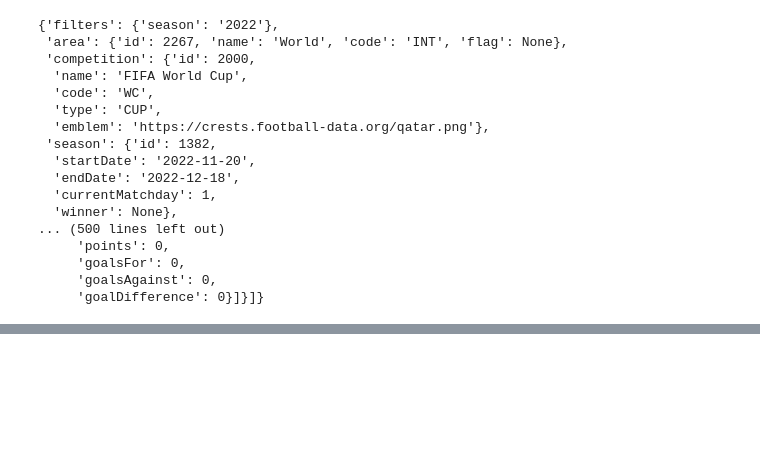
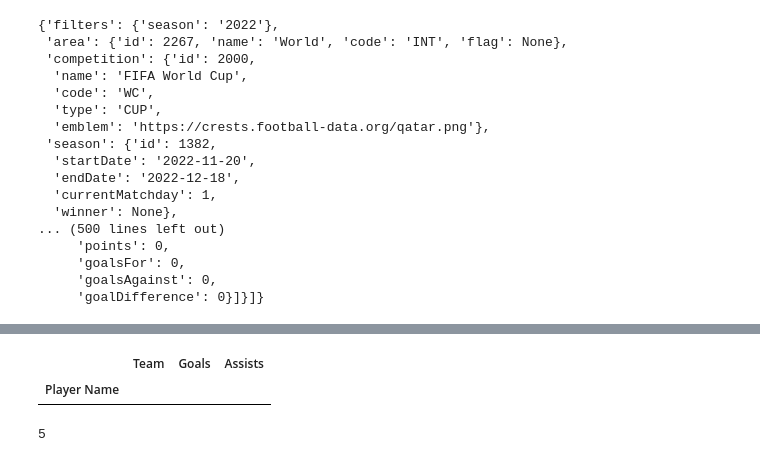
Before and after one commit to dredelander/SoccerOddsProject, a Jupyter notebook: notebook.ipynb, the cells around one changed output, grey strips where cells are left out. Drawn from its saved outputs; the diff is of its cells as text; code cells hidden in the pictures; blank space fills up the shorter version.

```diff
--- a/notebook.ipynb
+++ b/notebook.ipynb
@@ -104,8 +150,6 @@ def get_football_data(url_link, api_key):
     else:
             all_odds = sports_response.json()
             return(all_odds)
-# %%
-WC_TOP_SCORERS_URL ="http://api.football-data.org/v4/competitions/WC/scorers"
 # %%
 get_football_data(WC_TOP_SCORERS_URL, FD_API_KEY)
 # %% [output]
@@ -280,0 +285,2 @@ get_WC_odds_data(WC_ODDS_URL,ODDS_API_KEY)
+# %%
+top_wc_scorers = get_football_data(WC_TOP_SCORERS_URL, FD_API_KEY)
@@ -280,0 +303,21 @@ get_WC_odds_data(WC_ODDS_URL,ODDS_API_KEY)
+# %%
+players_top_ten=[]
+teams_tops_scorers =[]
+number_goals =[]
+number_assists=[]
+for player in top_wc_scorers['scorers']:
+    print(player['assists'])
+    players_top_ten.append((player['player']['name']))
+    teams_tops_scorers.append((player['team']['name']))
+    number_goals.append(player['goals'])
+    number_assists.append(player['assists'])
+dic_top_wc_scorers = {'Player Name': players_top_ten,'Team': teams_tops_scorers, 'Goals':number_goals,'Assists':number_assists}
+top_wc_scorers_df = pd.DataFrame(dic_top_wc_scorers)
+top_wc_scorers_df.set_index('Player Name')
+# %% [output]
+|  | Team | Goals | Assists |
+| Player Name |  |  |  |
+# %%
+len(top_wc_scorers)
+# %% [output]
+5
```
Also changed, not shown: parts of 17 cells of this notebook, 4 other files.
